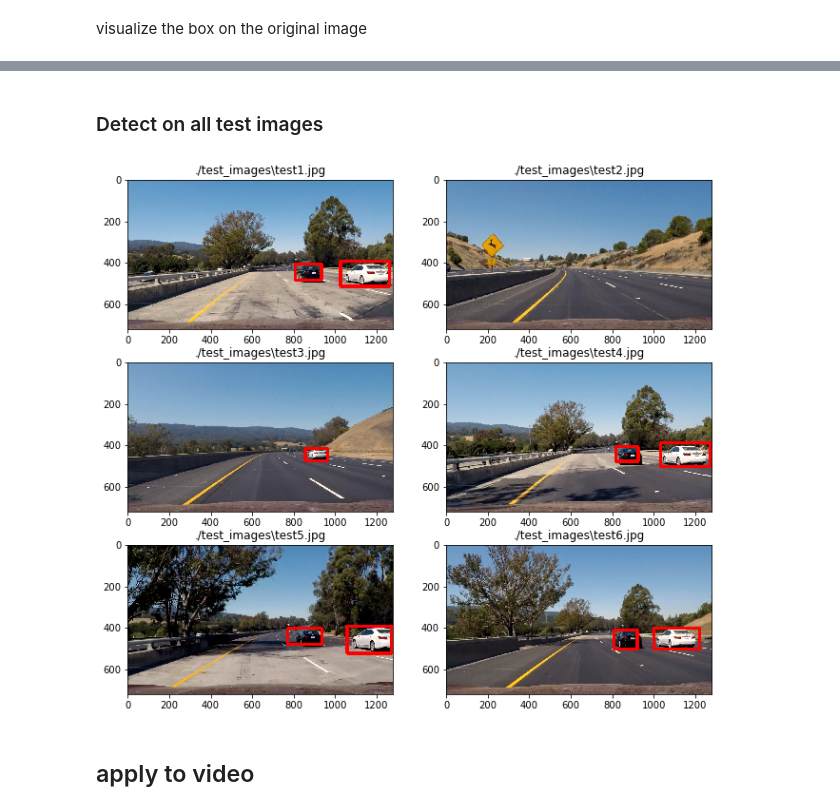
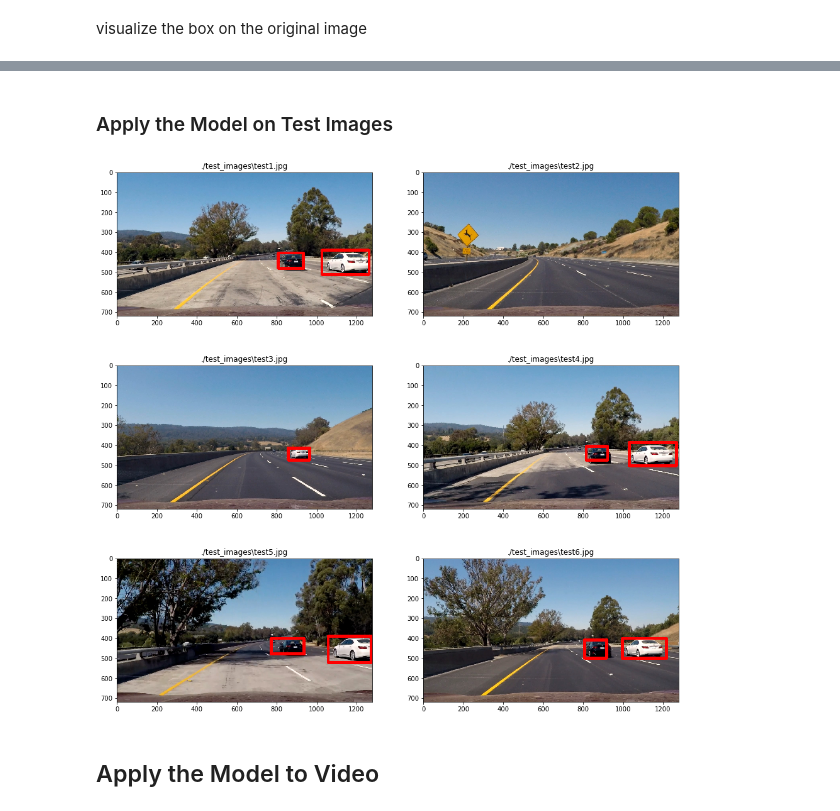
Before and after one commit to melindadevins/CarND-Vehicle-Detection, a Jupyter notebook: p5-vehicle-detection.ipynb, the cells around one changed output, grey strips where cells are left out. Cells and saved outputs as stored; diff of their text form; code cells hidden in the pictures.

Commit message:
Tested with different threshold, and completed README.md

```diff
--- a/p5-vehicle-detection.ipynb
+++ b/p5-vehicle-detection.ipynb
@@ -54,5 +51,0 @@ ________________________________________________________________________________
-# %%
-imagePath = './test_images/test1.jpg'
-image = plt.imread(imagePath)
-image_crop = image[300:650,500:,:]
-resized = cv2.resize(image_crop,(448,448))
@@ -66,4 +51,0 @@ interpolate the vector out from the neural network, generate the boxes
-# %%
-boxes = yolo.yolo_net_out_to_car_boxes(out[0], threshold = 0.2)
-
-print(boxes)
@@ -72,6 +52,2 @@ print(boxes)
 # %% [markdown]
 visualize the box on the original image
-# %%
-f,(ax1,ax2) = plt.subplots(1,2,figsize=(16,6))
-ax1.imshow(image)
-ax2.imshow(yolo.draw_box(boxes,plt.imread(imagePath),[[500,1280],[300,650]]))
@@ -81,23 +54,23 @@ ax2.imshow(yolo.draw_box(boxes,plt.imread(imagePath),[[500,1280],[300,650]]))
-# %% [markdown]
-### Detect on all test images
+# %% [markdown]
+### Apply the Model on Test Images
 # %%
 test_images = list(map(lambda image_file_name: (image_file_name, plt.imread(image_file_name)),
                       glob.glob('./test_images/*.jpg')))
 
 batch = np.array([np.transpose(cv2.resize(image[300:650,500:,:],(448,448)),(2,0,1))
                   for (image_path, image) in test_images])
 
 batch = 2*(batch/255.) - 1
 out = model.predict(batch)
-f,((ax1,ax2),(ax3,ax4),(ax5,ax6)) = plt.subplots(3,2,figsize=(11,10))
+f,((ax1,ax2),(ax3,ax4),(ax5,ax6)) = plt.subplots(3,2,figsize=(16,16))
 for i,ax in zip(range(len(batch)),[ax1,ax2,ax3,ax4,ax5,ax6]):
-    boxes = yolo.yolo_net_out_to_car_boxes(out[i], threshold = 0.17)
-    ax.imshow(yolo.draw_box(boxes,test_images[i][1],[[500,1280],[300,650]]))
+    boxes = yolo.get_detected_boxes(out[i], threshold = 0.18) #interpolate the vector out from the neural network, generate the boxes
+    ax.imshow(yolo.draw_box(boxes,test_images[i][1],[[500,1280],[300,650]])) #visualize the box on the original image
     ax.set_title(test_images[i][0])
 # %% [output]
-[figure, old version]
+[figure, new version]
-# %% [markdown]
-## apply to video ##
+# %% [markdown]
+## Apply the Model to Video ##
 # %%
 def frame_func(image):
     crop = image[300:650,500:,:]
```
Also changed, not shown: parts of 7 cells of this notebook, 3 other files.
